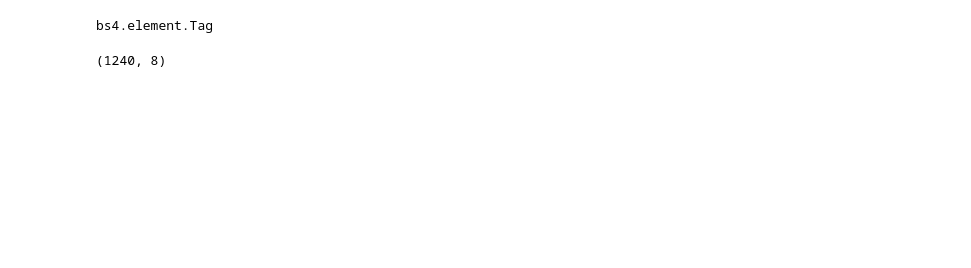
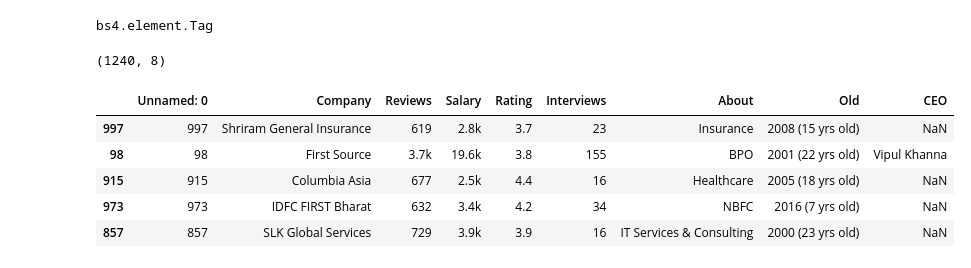
Before and after one commit to Rosireddy-V/Data_analysis, a Jupyter notebook: code.ipynb, the cells around one changed output. Saved outputs shown, nothing was run; the diff lists cells and outputs as text; code cells hidden in the pictures; blank space fills up the shorter version.

```diff
--- a/code.ipynb
+++ b/code.ipynb
@@ -496,3 +526,13 @@ data.to_csv('mydata')
 data.shape
 # %% [output]
 (1240, 8)
+# %%
+test=pd.read_csv('mydata')
+test.sample(5)
+# %% [output]
+|  | Unnamed: 0 | Company | Reviews | Salary | Rating | Interviews | About | Old | CEO |
+| 997 | 997 | Shriram General Insurance | 619 | 2.8k | 3.7 | 23 | Insurance | 2008 (15 yrs old) | NaN |
+| 98 | 98 | First Source | 3.7k | 19.6k | 3.8 | 155 | BPO | 2001 (22 yrs old) | Vipul Khanna |
+| 915 | 915 | Columbia Asia | 677 | 2.5k | 4.4 | 16 | Healthcare | 2005 (18 yrs old) | NaN |
+| 973 | 973 | IDFC FIRST Bharat | 632 | 3.4k | 4.2 | 34 | NBFC | 2016 (7 yrs old) | NaN |
+| 857 | 857 | SLK Global Services | 729 | 3.9k | 3.9 | 16 | IT Services & Consulting | 2000 (23 yrs old) | NaN |
```
Also changed, not shown: parts of 14 cells of this notebook.
